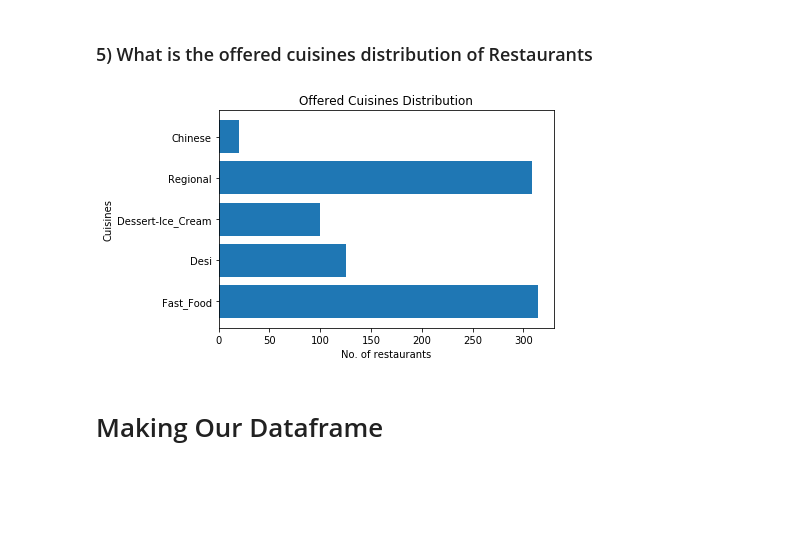
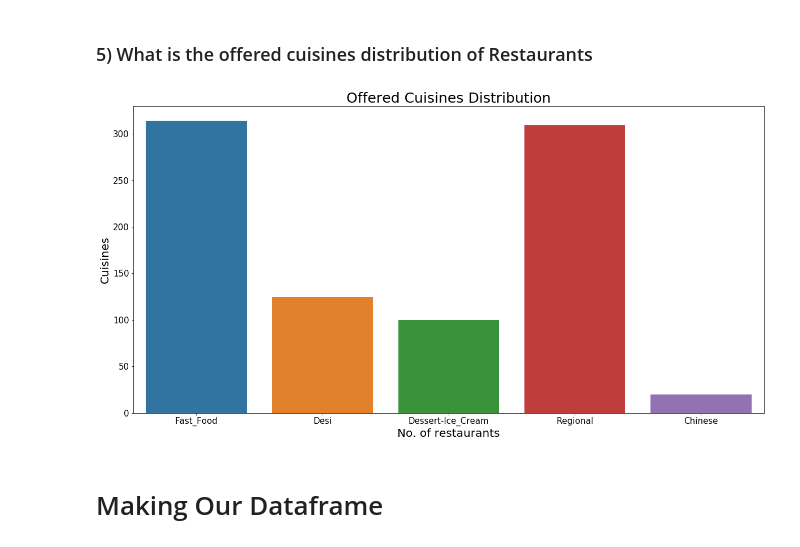
Before and after one commit to the-great-hack/team3_prob4, a Jupyter notebook: Data Understanding and Preprocessing.ipynb, the cells around one changed output. Drawn from its saved outputs; the diff is of its cells as text; code cells hidden in the pictures; blank space fills up the shorter version.

```diff
--- a/Data Understanding and Preprocessing.ipynb
+++ b/Data Understanding and Preprocessing.ipynb
@@ -65,9 +71,11 @@ medium = budget_info[budget_info['budget']=='medium']['budget'].count()
 high = budget_info[budget_info['budget']=='high']['budget'].count()
 unknown = budget_info[budget_info['budget']=='?']['budget'].count()
 
-plt.bar(['low', 'medium', 'high', 'unknown'],[low, medium, high, unknown])
-plt.xlabel('Budget of users')
-plt.ylabel('No. of users')
-plt.title('Users Budgets Distribution')
-plt.show()
+plt.rcParams.update({'font.size': 15})
+plt.figure(figsize=(20,10))
+fig = pltt.barplot(['low', 'medium', 'high', 'unknown'],[low, medium, high, unknown])
+plt.xlabel('Budget of users', fontsize=20)
+plt.ylabel('No. of users', fontsize=20)
+plt.title('Users Budgets Distribution', fontsize=25)
+plt.show(fig)
 # %% [output]
@@ -91,9 +99,11 @@ final_count.append(sum(count[11:15]))
 final_count.append(sum(count[15:17]))
 final_count.append(sum(count[17:]))
 
-plt.bar(['25-30', '31-35', '36-40', '40-60', '60 Above'],final_count)
-plt.xlabel('Age Groups')
-plt.ylabel('No. of users')
-plt.title('Age Groups Distribution')
-plt.show()
+plt.rcParams.update({'font.size': 15})
+plt.figure(figsize=(20,10))
+fig = pltt.barplot(['25-30', '31-35', '36-40', '40-60', '60 Above'],final_count)
+plt.xlabel('Age Groups', fontsize=20)
+plt.ylabel('No. of users', fontsize=20)
+plt.title('Age Groups Distribution', fontsize=25)
+plt.show(fig)
 # %% [output]
@@ -103,20 +113,22 @@ plt.show()
 # %%
 rest_cuisine_info = pd.read_csv("C:/Users/Naufil Hassan/Downloads/CAREEM/processed/chefmozcuisine.csv")
 rest_cuisine_info = rest_cuisine_info.drop_duplicates()
 
 a=list(rest_cuisine_info['Rcuisine'].unique())
 
 count=[]
 for i in a:
     count.append(len(rest_cuisine_info[rest_cuisine_info['Rcuisine']==i]))
 
-plt.barh(a,count)
-plt.xlabel('No. of restaurants')
-plt.ylabel('Cuisines')
-plt.title('Offered Cuisines Distribution')
-plt.show()
+plt.rcParams.update({'font.size': 15})
+plt.figure(figsize=(20,10))
+fig = pltt.barplot(a,count)
+plt.xlabel('No. of restaurants', fontsize=20)
+plt.ylabel('Cuisines', fontsize=20)
+plt.title('Offered Cuisines Distribution', fontsize=25)
+plt.show(fig)
 # %% [output]
-[figure, old version]
+[figure, new version]
 # %% [markdown]
 # Making Our Dataframe
 # %%
```
Also changed, not shown: parts of 7 cells of this notebook.
